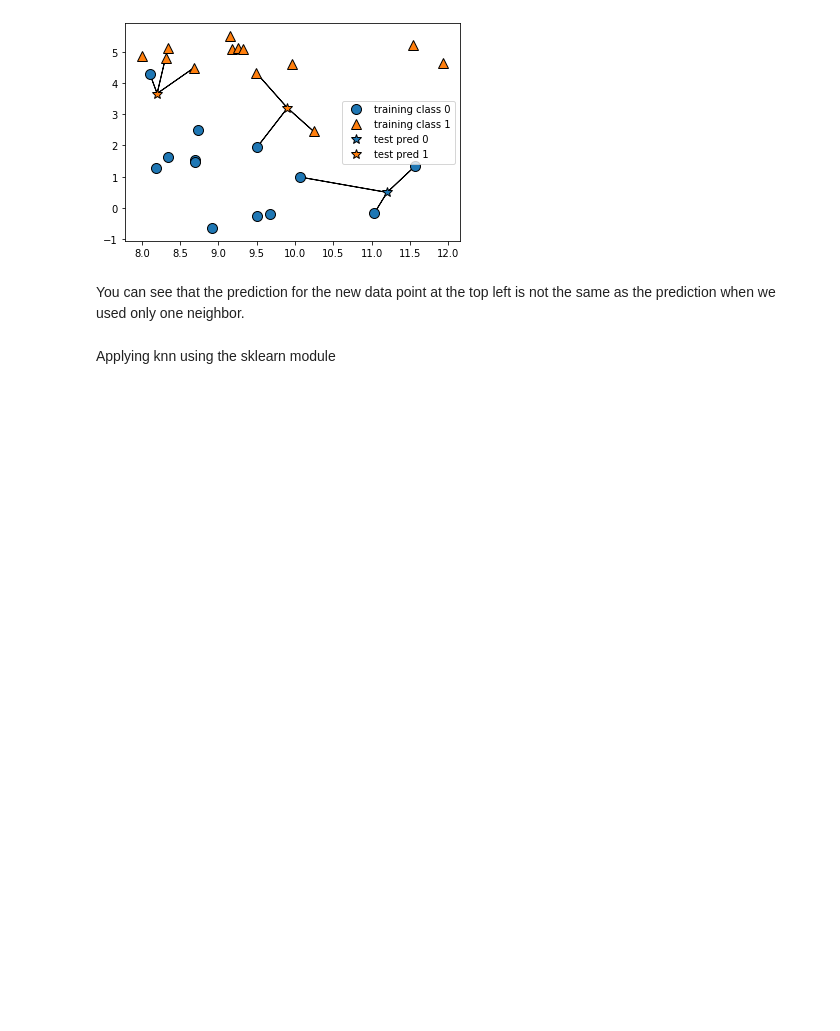
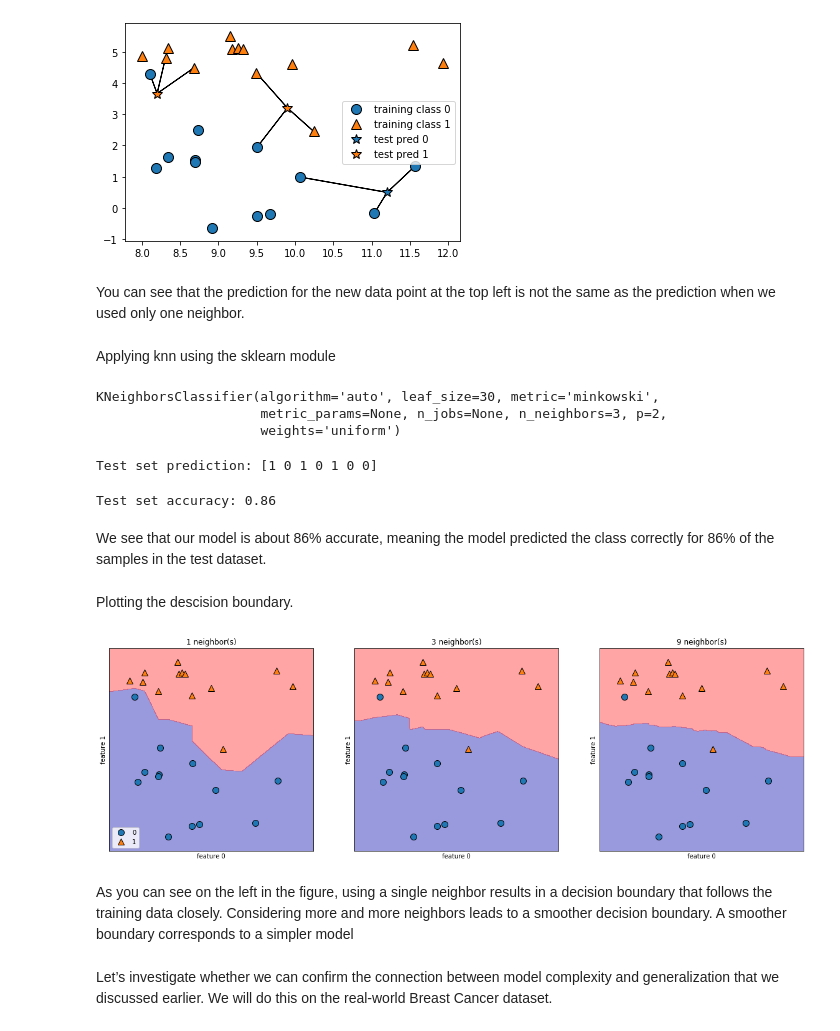
Before and after one commit to codingfinance/Introductio_to_ML_with_Python, a Jupyter notebook: 02-Supervised-Learning.ipynb, the cells around one changed output. Drawn from its saved outputs; the diff is of its cells as text; code cells hidden in the pictures; blank space fills up the shorter version.

Commit message:
Finish KNN model section

```diff
--- a/02-Supervised-Learning.ipynb
+++ b/02-Supervised-Learning.ipynb
@@ -218,3 +218,51 @@ mglearn.plots.plot_knn_classification(n_neighbors=3)
 You can see that the prediction for the new data point at the top left is not the same as the prediction when we used only one neighbor.
 # %% [markdown]
 Applying knn using the sklearn module
+# %%
+from sklearn.model_selection import train_test_split
+
+X, y = mglearn.datasets.make_forge()
+
+X_train, X_test, y_train, y_test = train_test_split(X, y, random_state=0)
+# %%
+from sklearn.neighbors import KNeighborsClassifier
+clf = KNeighborsClassifier(n_neighbors=3)
+# %%
+clf.fit(X_train, y_train)
+# %% [output]
+KNeighborsClassifier(algorithm='auto', leaf_size=30, metric='minkowski',
+                     metric_params=None, n_jobs=None, n_neighbors=3, p=2,
+                     weights='uniform')
+# %%
+print(f"Test set prediction: {clf.predict(X_test)}")
+# %% [output]
+Test set prediction: [1 0 1 0 1 0 0]
+# %%
+score = np.round(clf.score(X_test,y_test),2)
+
+print(f"Test set accuracy: {score}")
+# %% [output]
+Test set accuracy: 0.86
+# %% [markdown]
+We see that our model is about 86% accurate, meaning the model predicted the class correctly for 86% of the samples in the test dataset.
+# %% [markdown]
+Plotting the descision boundary.
+# %%
+fig, axes = plt.subplots(1, 3, figsize=(20, 6))
+
+for n_neighbors, ax in zip([1, 3, 9], axes):
+# the fit method returns the object self, so we can instantiate
+# and fit in one line
+    clf = KNeighborsClassifier(n_neighbors=n_neighbors).fit(X, y)
+    mglearn.plots.plot_2d_separator(clf, X, fill=True, eps=0.5, ax=ax, alpha=.4)
+    mglearn.discrete_scatter(X[:, 0], X[:, 1], y, ax=ax)
+    ax.set_title("{} neighbor(s)".format(n_neighbors))
+    ax.set_xlabel("feature 0")
+    ax.set_ylabel("feature 1")
+    axes[0].legend(loc=3)
+# %% [output]
+[figure, added]
+# %% [markdown]
+As you can see on the left in the figure, using a single neighbor results in a decision boundary that follows the training data closely. Considering more and more neighbors leads to a smoother decision boundary. A smoother boundary corresponds to a simpler model
+# %% [markdown]
+Let’s investigate whether we can confirm the connection between model complexity and generalization that we discussed earlier. We will do this on the real-world Breast Cancer dataset.
```
Also changed, not shown: parts of 16 cells of this notebook.
